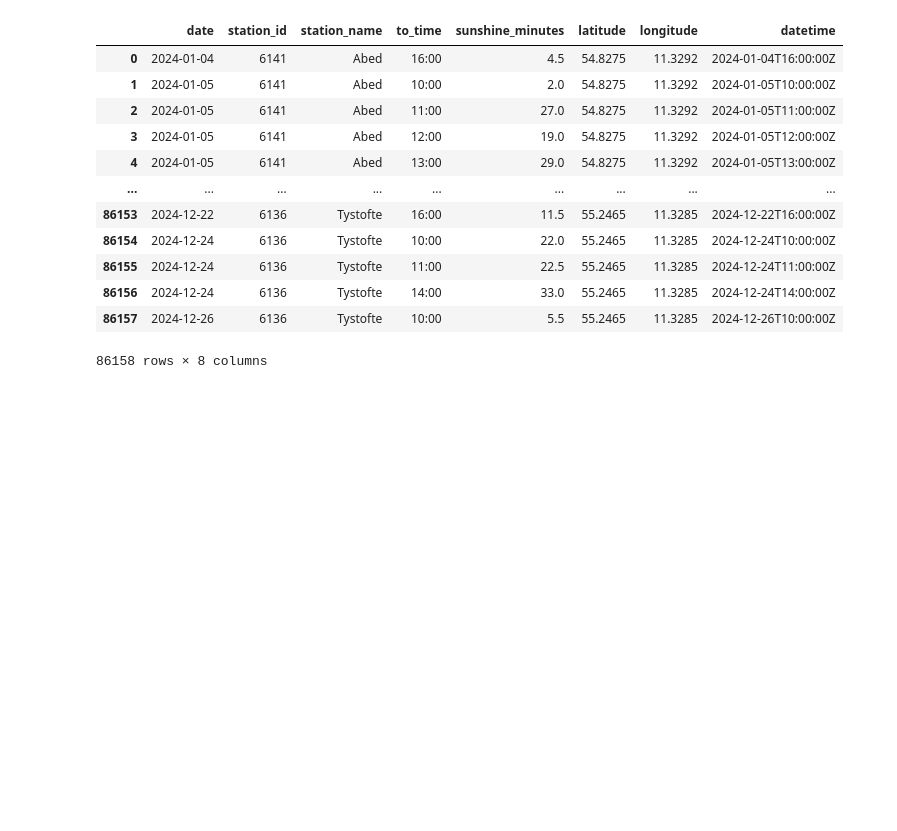
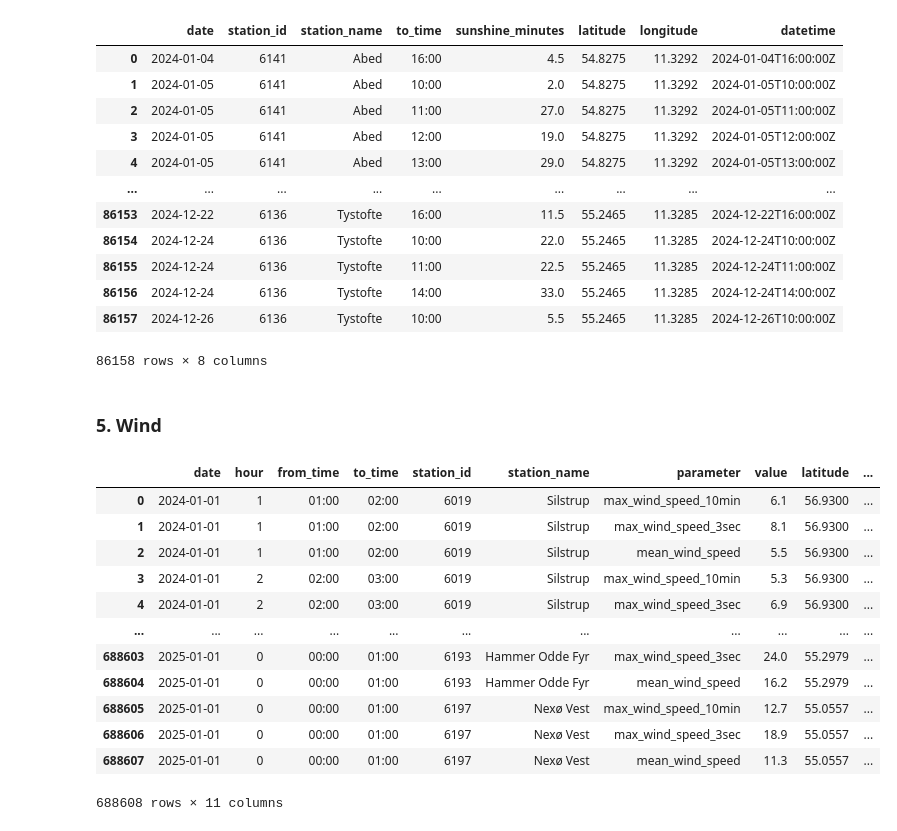
Before and after one commit to The-European-Avengers/BigDataProject, a Jupyter notebook: price_prediction.ipynb, the cells around one changed output. Saved outputs shown, nothing was run; the diff lists cells and outputs as text; code cells hidden in the pictures; blank space fills up the shorter version.

Commit message:
Added wind data & first correlation matrix

```diff
--- a/price_prediction.ipynb
+++ b/price_prediction.ipynb
@@ -123,3 +131,32 @@ display(sunlight)
 | 86156 | 2024-12-24 | 6136 | Tystofte | 14:00 | 33.0 | 55.2465 | 11.3285 | 2024-12-24T14:00:00Z |
 | 86157 | 2024-12-26 | 6136 | Tystofte | 10:00 | 5.5 | 55.2465 | 11.3285 | 2024-12-26T10:00:00Z |
 86158 rows × 8 columns
+# %% [markdown]
+### 5. Wind
+# %%
+wind = pd.read_csv('weather/danish_hourly_wind_data_2024.csv', delimiter=';')
+wind['datetime'] = pd.to_datetime(
+    wind['date'] + ' ' + wind['to_time'],
+    format='%Y-%m-%d %H:%M'  # matches your input
+)
+
+# Force timezone UTC
+wind['datetime'] = wind['datetime'].dt.tz_localize('UTC')
+
+# Convert to ISO 8601 with Z suffix
+wind['datetime'] = wind['datetime'].dt.strftime('%Y-%m-%dT%H:%M:%SZ')
+display(wind)
+# %% [output]
+|  | date | hour | from_time | to_time | station_id | station_name | parameter | value | latitude | ... |
+| 0 | 2024-01-01 | 1 | 01:00 | 02:00 | 6019 | Silstrup | max_wind_speed_10min | 6.1 | 56.9300 | ... |
+| 1 | 2024-01-01 | 1 | 01:00 | 02:00 | 6019 | Silstrup | max_wind_speed_3sec | 8.1 | 56.9300 | ... |
+| 2 | 2024-01-01 | 1 | 01:00 | 02:00 | 6019 | Silstrup | mean_wind_speed | 5.5 | 56.9300 | ... |
+| 3 | 2024-01-01 | 2 | 02:00 | 03:00 | 6019 | Silstrup | max_wind_speed_10min | 5.3 | 56.9300 | ... |
+| 4 | 2024-01-01 | 2 | 02:00 | 03:00 | 6019 | Silstrup | max_wind_speed_3sec | 6.9 | 56.9300 | ... |
+| ... | ... | ... | ... | ... | ... | ... | ... | ... | ... | ... |
+| 688603 | 2025-01-01 | 0 | 00:00 | 01:00 | 6193 | Hammer Odde Fyr | max_wind_speed_3sec | 24.0 | 55.2979 | ... |
+| 688604 | 2025-01-01 | 0 | 00:00 | 01:00 | 6193 | Hammer Odde Fyr | mean_wind_speed | 16.2 | 55.2979 | ... |
+| 688605 | 2025-01-01 | 0 | 00:00 | 01:00 | 6197 | Nexø Vest | max_wind_speed_10min | 12.7 | 55.0557 | ... |
+| 688606 | 2025-01-01 | 0 | 00:00 | 01:00 | 6197 | Nexø Vest | max_wind_speed_3sec | 18.9 | 55.0557 | ... |
+| 688607 | 2025-01-01 | 0 | 00:00 | 01:00 | 6197 | Nexø Vest | mean_wind_speed | 11.3 | 55.0557 | ... |
+688608 rows × 11 columns
```
Also changed, not shown: parts of 6 cells of this notebook, 3 other files.
